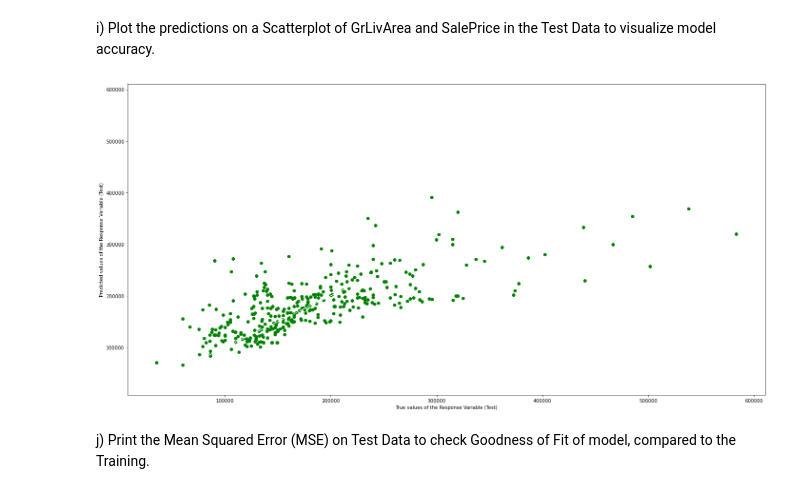
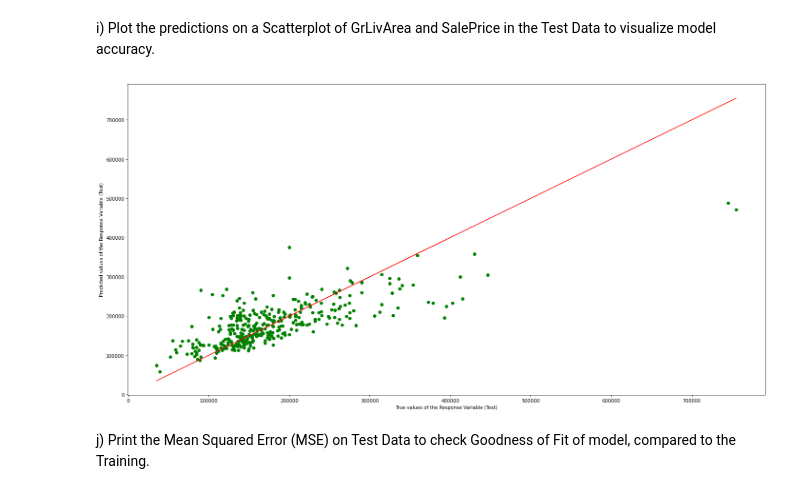
Before and after one commit to bleow/CZ1115-DataSci-AI_Python, a Jupyter notebook: Week 05/U2021729K_Exercise4_solution.ipynb, the cells around one changed output. Cells and saved outputs as stored; diff of their text form; code cells hidden in the pictures.

```diff
--- a/Week 05/U2021729K_Exercise4_solution.ipynb
+++ b/Week 05/U2021729K_Exercise4_solution.ipynb
@@ -129,16 +129,16 @@ i) Plot the predictions on a Scatterplot of GrLivArea and SalePrice in the Test
 # %%
 # Plot the Predictions vs the True values
 f, axes = plt.subplots(1, 1, figsize=(24, 12))
 
 SP_test = pd.DataFrame(houseData_test['SalePrice'])
 
 axes.scatter(SP_test, SP_test_pred, color = "green")
-axes.plot(SP_test, SP_test, 'w-', linewidth = 1)
+axes.plot(SP_test, SP_test, 'w-', linewidth = 1, color = "red")
 axes.set_xlabel("True values of the Response Variable (Test)")
 axes.set_ylabel("Predicted values of the Response Variable (Test)")
 plt.show()
 # %% [output]
-[figure, old version]
+[figure, new version]
 # %% [markdown]
 j) Print the Mean Squared Error (MSE) on Test Data to check Goodness of Fit of model, compared to the Training.
 # %%
```
Also changed, not shown: parts of 9 cells of this notebook.
